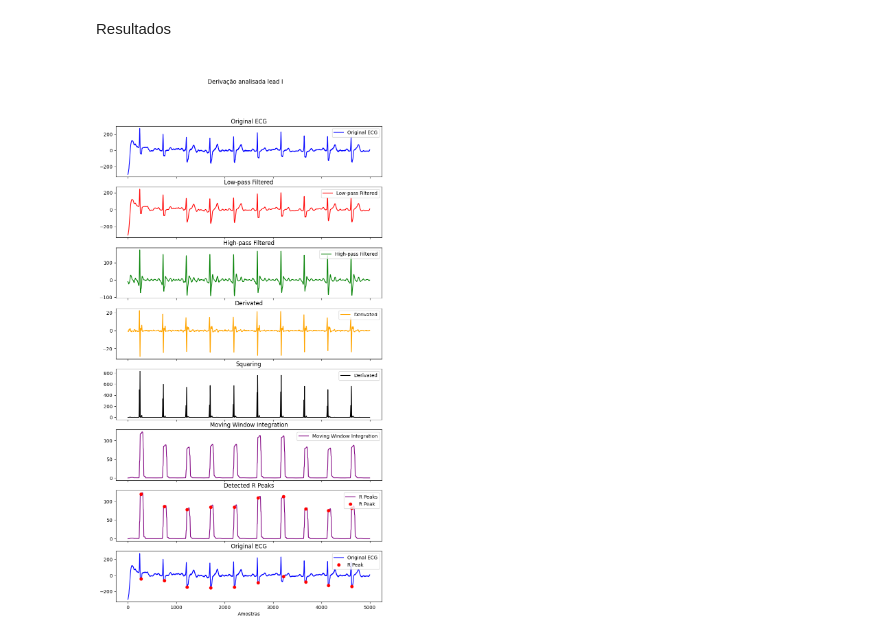
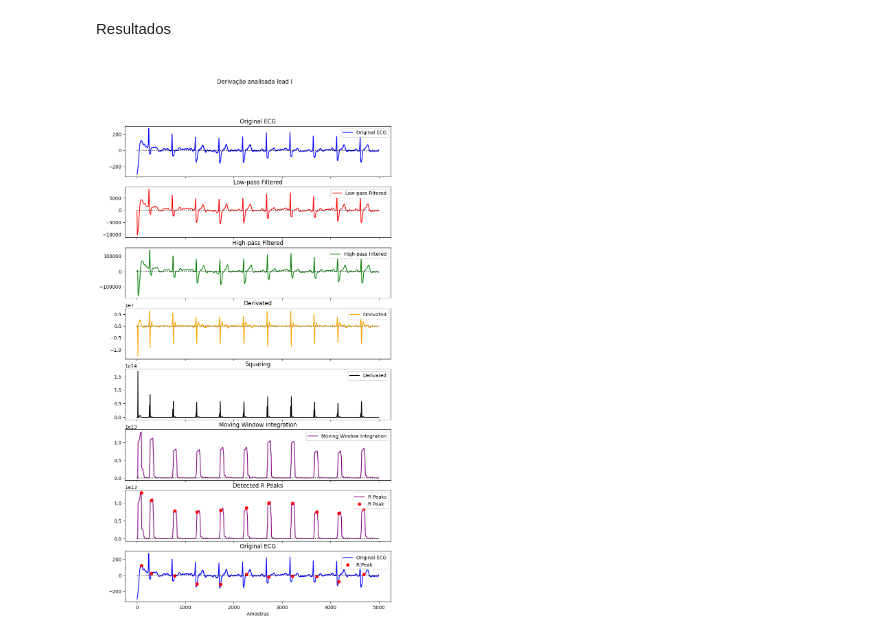
Before and after one commit to pab-h/ecg-estudos, a Jupyter notebook: ecg_ruido/#2/atividade.ipynb, the cells around one changed output. Cells and saved outputs as stored; diff of their text form; code cells hidden in the pictures.

```diff
--- a/ecg_ruido/#2/atividade.ipynb
+++ b/ecg_ruido/#2/atividade.ipynb
@@ -18,7 +18,7 @@ header = [
     "amostra",
     "lead I",
     "lead II",
-    "lead  II",
+    "lead  III",
     "aVR",
     "aVL",
     "aVF",
@@ -175,8 +174,10 @@ derivationName = "lead I"
 # %%
 derivation = dataset[derivationName]
 
-lowPassResult = lowPassFilter(derivation, 30)
-highPassResult = highPassFilter(lowPassResult, 5)
+# lowPassResult = lowPassFilter(derivation, 11)
+# highPassResult = highPassFilter(lowPassResult, 5)
+lowPassResult = lowPassFilter(derivation)
+highPassResult = highPassFilter(lowPassResult)
 derivateResult = derivate(highPassResult)
 squaringResult = squaring(derivateResult)
 integrationResult = movingWindowIntegration(squaringResult)
@@ -194,35 +195,41 @@ axes[1].set_title('Low-pass Filtered')
 axes[1].legend(loc='upper right')
 
 axes[2].plot(highPassResult, color="green", label='High-pass Filtered')
-# axes[2].plot(rPeacks, highPassResult[rPeacks], 'ro', label='R Peak')
 axes[2].set_title('High-pass Filtered')
 axes[2].legend(loc='upper right')
 
 axes[3].plot(derivateResult, color="orange", label='Derivated')
 axes[3].set_title('Derivated')
 axes[3].legend(loc='upper right')
 
 axes[4].plot(squaringResult, color="black", label='Derivated')
 axes[4].set_title('Squaring')
 axes[4].legend(loc='upper right')
 
 axes[5].plot(integrationResult, color = "purple", label='Moving Window Integration')
 axes[5].set_title('Moving Window Integration')
 axes[5].legend(loc='upper right')
 
 axes[6].plot(integrationResult, color = "purple", label='R Peaks')
 axes[6].plot(rPeacks, integrationResult[rPeacks], 'ro', label='R Peak')
 axes[6].set_title('Detected R Peaks')
 axes[6].legend(loc='upper right')
 
 axes[7].plot(derivation, color="blue", label='Original ECG')
 axes[7].plot(rPeacks, derivation[rPeacks], 'ro', label='R Peak')
 axes[7].set_title('Original ECG')
 axes[7].legend(loc='upper right')
 
+
+baseLine = np.zeros(derivation.count())
+
+for i in range(8):
+    axes[i].plot(baseLine, color="black", label='base-line', linestyle = ':')
+
+
 plt.xlabel("Amostras")
 plt.suptitle(f"\n\n Derivação analisada { derivationName }")
 
 plt.show()
 # %% [output]
-[figure, old version]
+[figure, new version]
```
Also changed, not shown: parts of 3 cells of this notebook.
